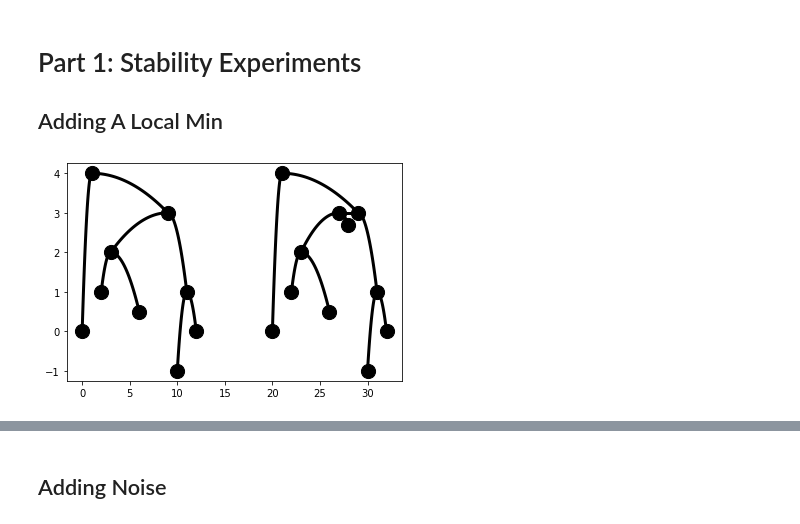
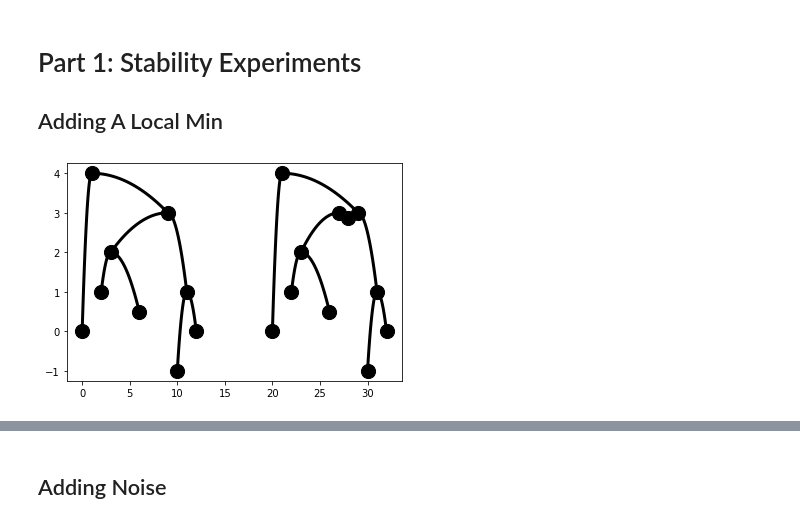
Before and after one commit to UrsinusREU2022MergeTrees/MergeTrees, a Jupyter notebook: notebooks/WeightSequenceEdit.ipynb, the cells around one changed output, grey strips where cells are left out. Drawn from its saved outputs; the diff is of its cells as text; code cells hidden in the pictures.

```diff
--- a/notebooks/WeightSequenceEdit.ipynb
+++ b/notebooks/WeightSequenceEdit.ipynb
@@ -13,19 +13,19 @@ from matching import *
 
 ## Adding A Local Min
 # %%
-eps = 0.3
+eps = 0.125
 x1 = np.array([0, 4, 1, 2, 1, 1, 0.5, 3, 3, 3, -1, 1, 0])
 x2 = np.array([0, 4, 1, 2, 1, 1, 0.5, 3, 3-eps, 3, -1, 1, 0])
 
 MT1 = MergeTree()
 MT1.init_from_timeseries(x1)
 MT2 = MergeTree()
 MT2.init_from_timeseries(x2)
 
 MT1.plot(use_inorder=False)
 MT2.plot(use_inorder=False, params={'offset':[20, 0]})
 # %% [output]
-[figure, old version]
+[figure, new version]
 # %%
 w1 = MT1.get_weight_sequence()
 w2 = MT2.get_weight_sequence()
```
Also changed, not shown: parts of 4 cells of this notebook.
